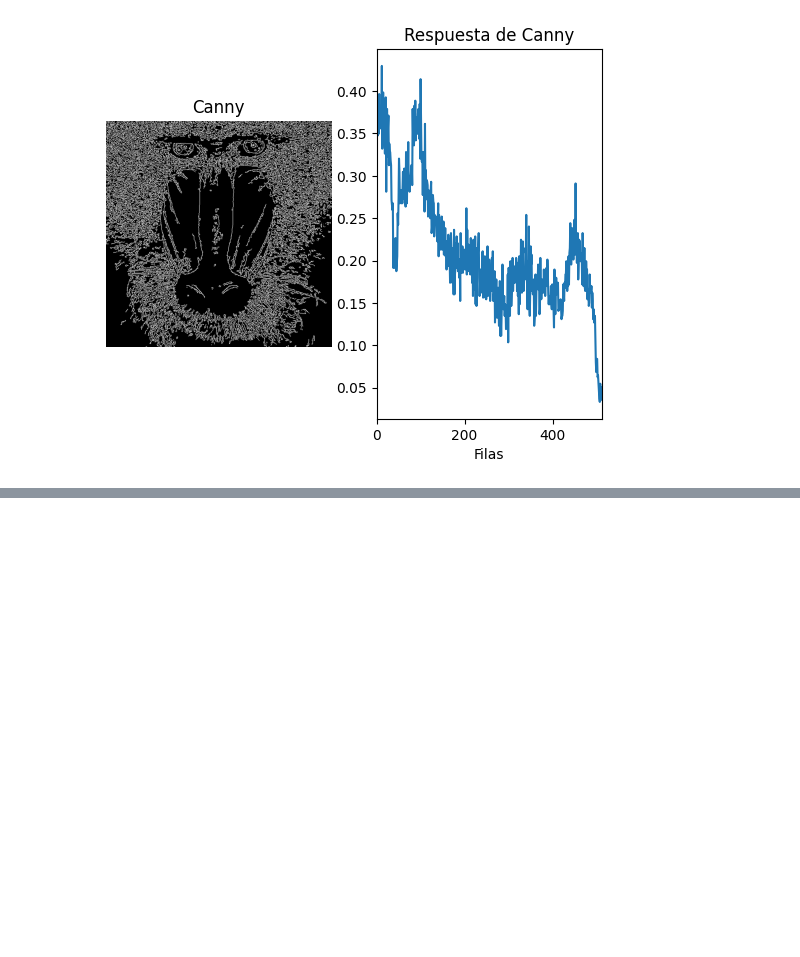
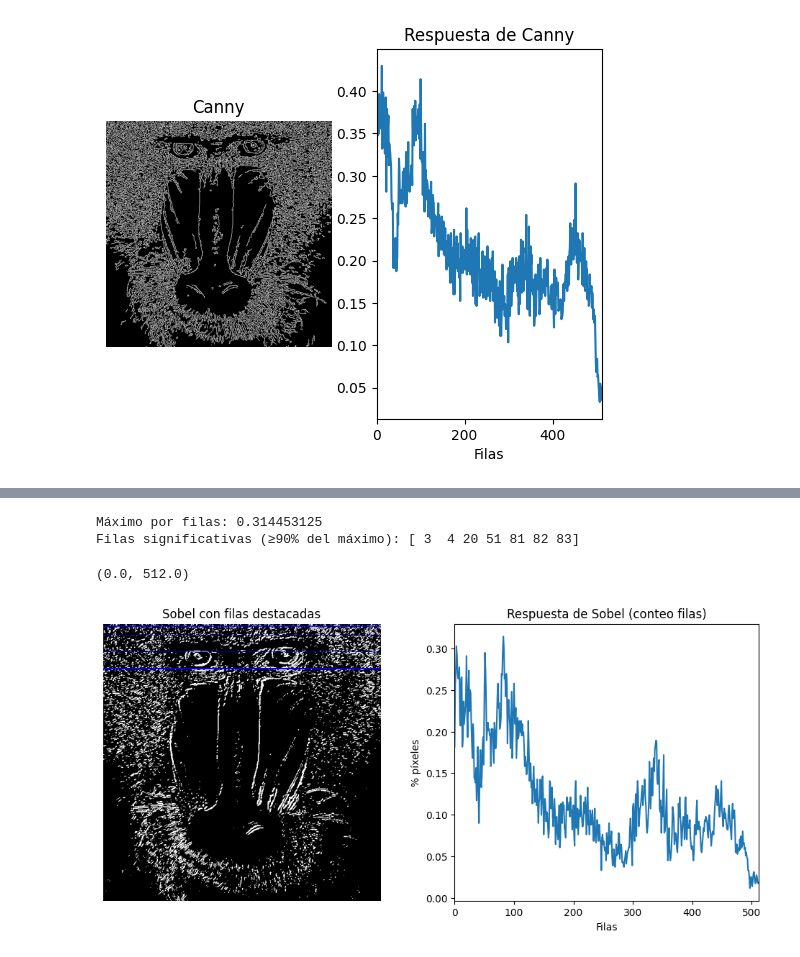
Before and after one commit to juanfradelrm/VC, a Jupyter notebook: VC_P2/VC_P2.ipynb, the cells around one changed output, grey strips where cells are left out. Drawn from its saved outputs; the diff is of its cells as text; code cells hidden in the pictures; blank space fills up the shorter version.

```diff
--- a/VC_P2/VC_P2.ipynb
+++ b/VC_P2/VC_P2.ipynb
@@ -40,0 +100,45 @@ plt.xlim([0, mandril_rotado.shape[1]])
+# %%
+# Se rotará la imagen umbralizada para hacer la suma por filas
+imagenUmbralizada_rotada = cv2.rotate(imagenUmbralizada, cv2.ROTATE_90_COUNTERCLOCKWISE)
+
+# Suma los valores de los pixeles por columnas en la imagen rotada que equivalen a filas en la original
+col_counts = cv2.reduce(imagenUmbralizada_rotada, 0, cv2.REDUCE_SUM, dtype=cv2.CV_32SC1)
+
+# Normaliza en base al número de columnas, primer valor devuelto por shape, y al valor máximo del píxel (255)
+cols = col_counts[0] / (255 * mandril_rotado.shape[1])
+
+# Identifica las filas significativas (≥90% del máximo)
+maxfil = np.max(cols)
+filas_significativas = np.where(cols >= 0.9 * maxfil)[0]
+
+# Mostrar información
+print("Máximo por filas:", maxfil)
+print("Filas significativas (≥90% del máximo):", filas_significativas)
+
+# Copia de la imagen original para dibujar
+img_con_filas = cv2.cvtColor(imagenUmbralizada.copy(), cv2.COLOR_GRAY2BGR)
+
+# Dibujar líneas azules en las columnas significativas
+for f in filas_significativas:
+    cv2.line(img_con_filas, (0, f), (img_con_filas.shape[1], f), (255, 0, 0), 1)
+
+# Mostrar resultados
+plt.figure(figsize=(12,5))
+
+plt.subplot(1, 2, 1)
+plt.axis("off")
+plt.title("Sobel con filas destacadas")
+plt.imshow(cv2.cvtColor(img_con_filas, cv2.COLOR_BGR2RGB))
+
+plt.subplot(1, 2, 2)
+plt.title("Respuesta de Sobel (conteo filas)")
+plt.xlabel("Filas")
+plt.ylabel("% píxeles")
+plt.plot(cols)
+
+plt.xlim([0, imagenUmbralizada.shape[0]])
+# %% [output]
+Máximo por filas: 0.314453125
+Filas significativas (≥90% del máximo): [ 3  4 20 51 81 82 83]
+(0.0, 512.0)
+[figure, added]
```
Also changed, not shown: parts of 2 cells of this notebook.
